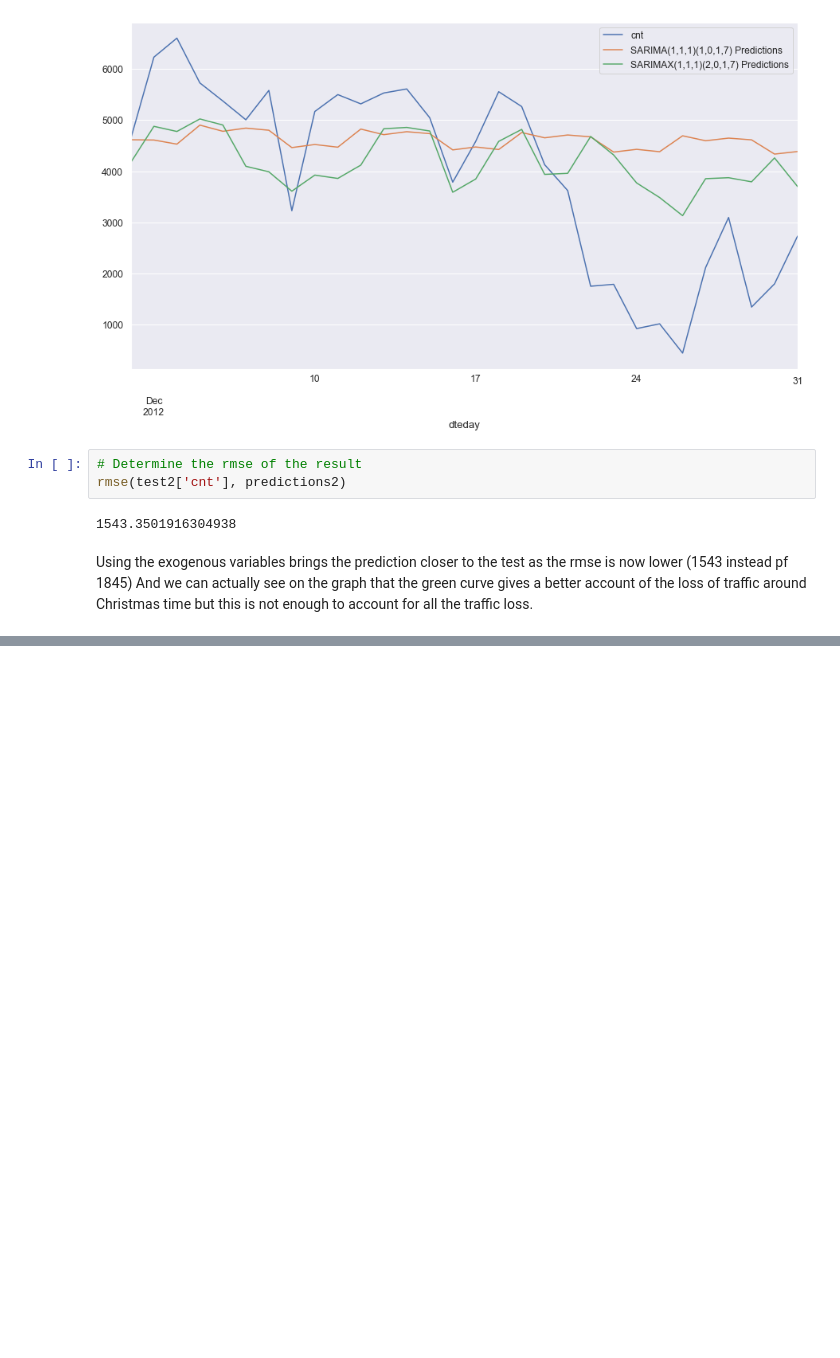
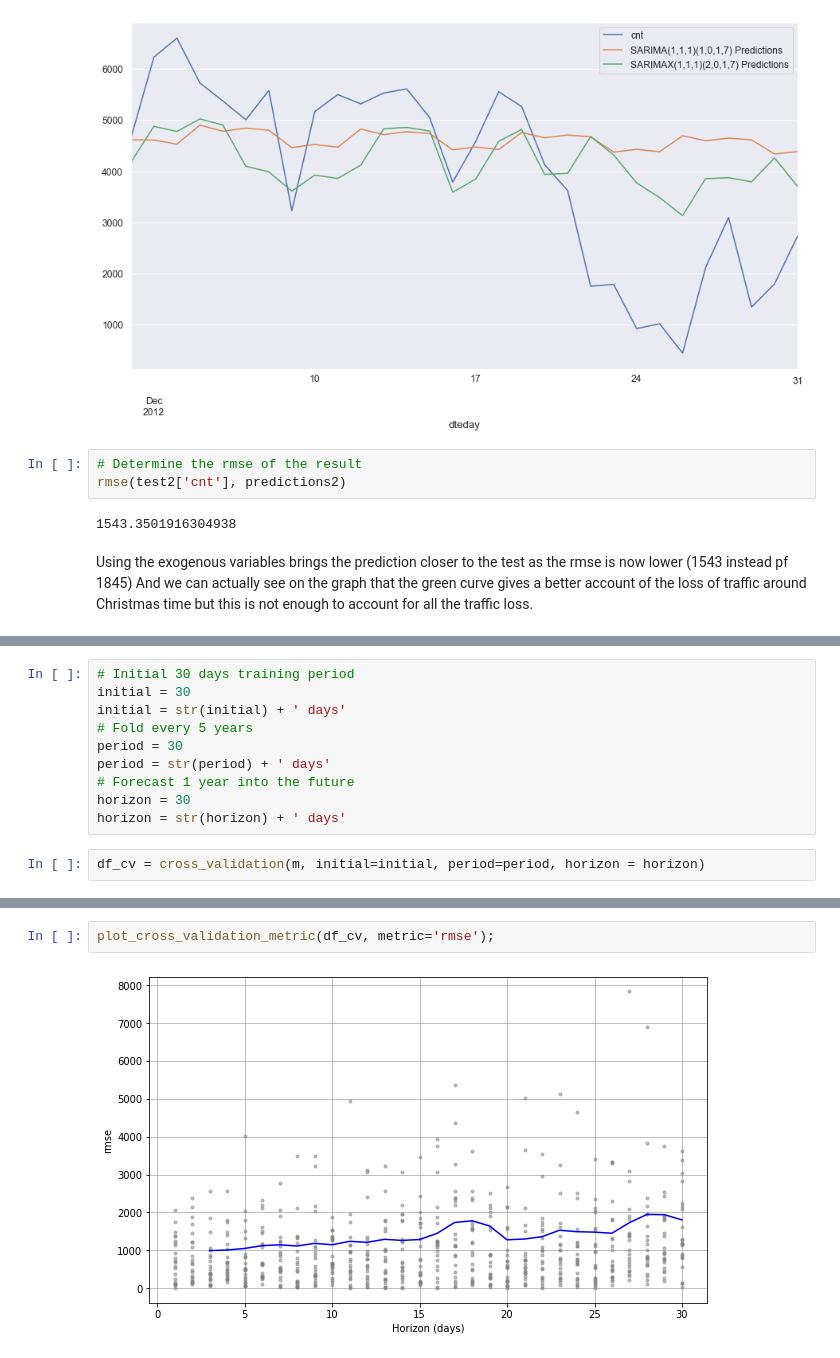
Before and after one commit to laurent-guerguy/Project-5-Bikesharing-Predict-Bike-Usage, a Jupyter notebook: your-project/Bike share Analysis.ipynb, the cells around one changed output, grey strips where cells are left out. Cells and saved outputs as stored; diff of their text form; blank space fills up the shorter version.

```diff
--- a/your-project/Bike share Analysis.ipynb
+++ b/your-project/Bike share Analysis.ipynb
@@ -657,0 +793,12 @@ And we can actually see on the graph that the green curve gives a better account
+# %%
+# Initial 30 days training period
+initial = 30
+initial = str(initial) + ' days'
+# Fold every 5 years
+period = 30
+period = str(period) + ' days'
+# Forecast 1 year into the future
+horizon = 30
+horizon = str(horizon) + ' days'
+# %%
+df_cv = cross_validation(m, initial=initial, period=period, horizon = horizon)
@@ -657,0 +845,4 @@ And we can actually see on the graph that the green curve gives a better account
+# %%
+plot_cross_validation_metric(df_cv, metric='rmse');
+# %% [output]
+[figure, added]
```
Also changed, not shown: parts of 29 cells of this notebook, 4 other files.
